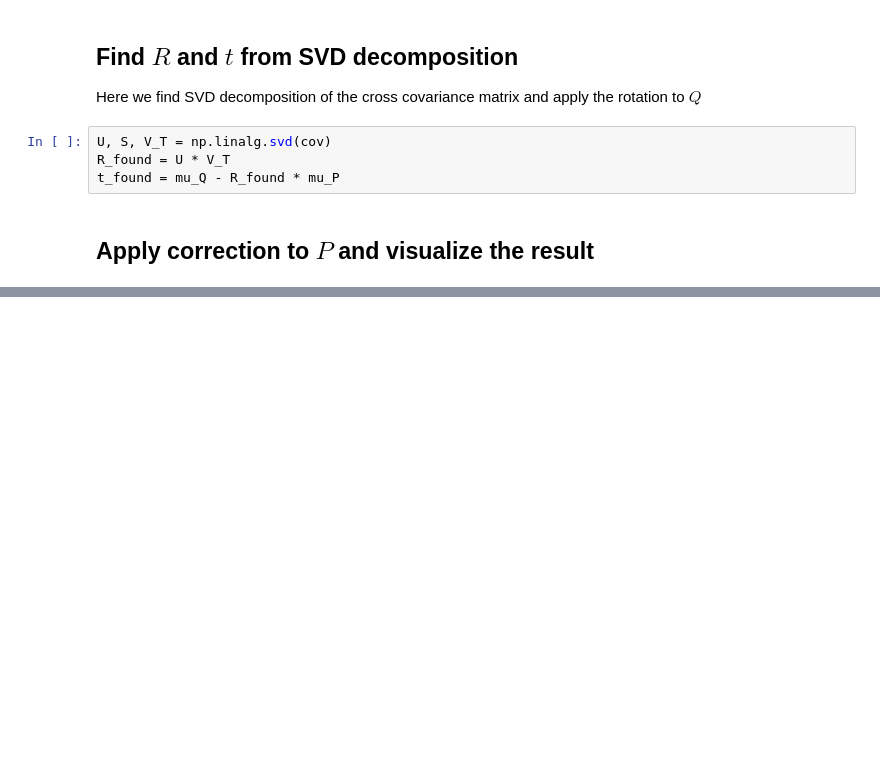
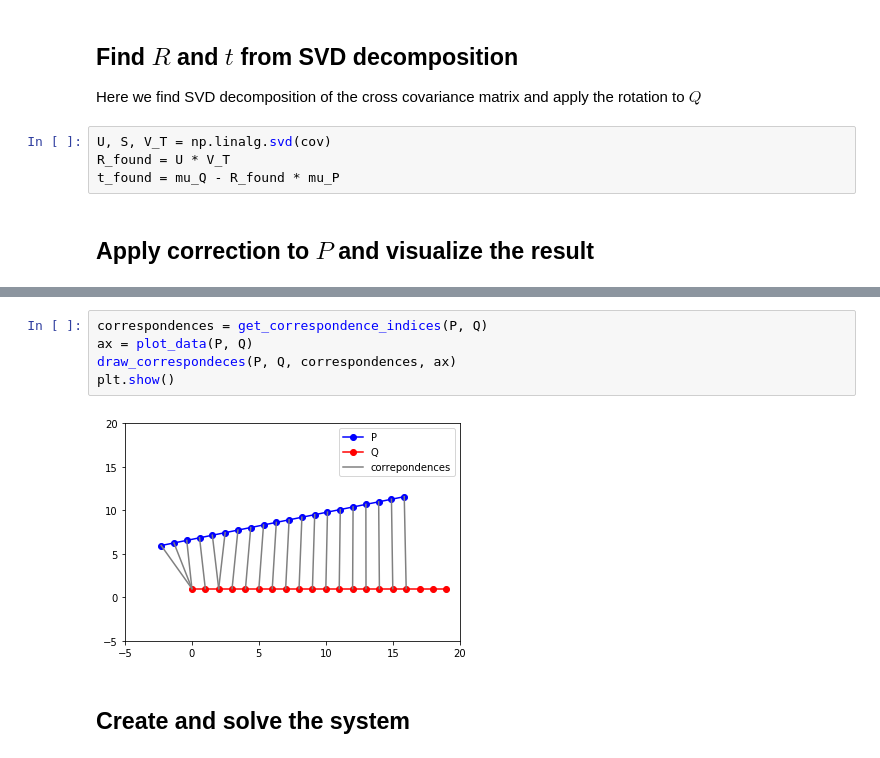
Before and after one commit to niosus/notebooks, a Jupyter notebook: icp.ipynb, the cells around one changed output, grey strips where cells are left out. Drawn from its saved outputs; the diff is of its cells as text; blank space fills up the shorter version.

```diff
--- a/icp.ipynb
+++ b/icp.ipynb
@@ -187,0 +273,9 @@ Squared diff: (P_corrected - Q) =  1.10337402719e-14
+# %%
+correspondences = get_correspondence_indices(P, Q)
+ax = plot_data(P, Q)
+draw_correspondeces(P, Q, correspondences, ax)
+plt.show()
+# %% [output]
+[figure, added]
+# %% [markdown]
+## Create and solve the system ##
```
Also changed, not shown: parts of 10 cells of this notebook.
